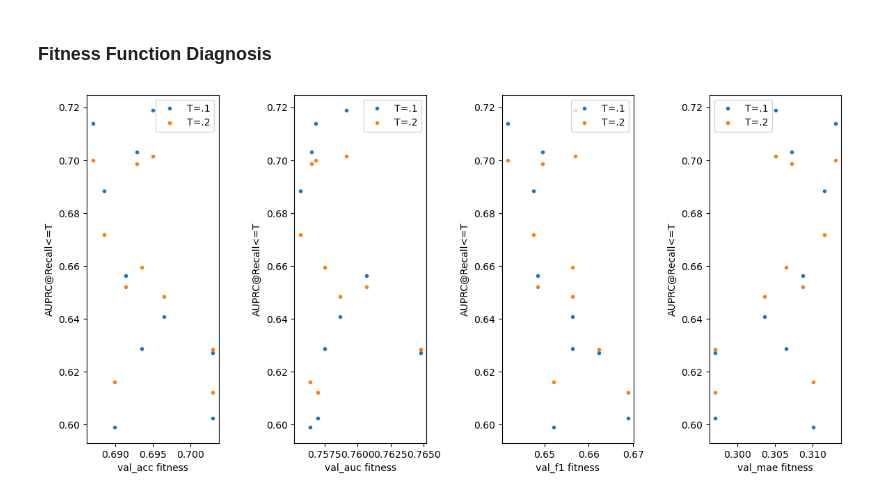
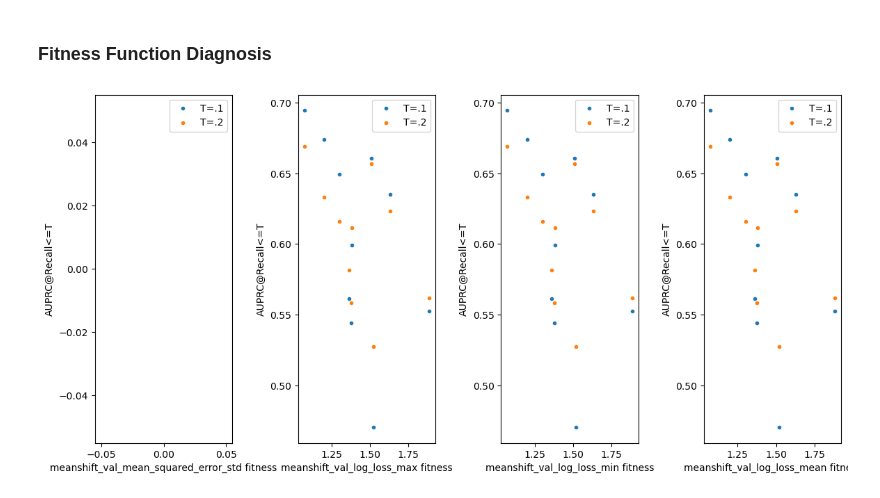
Before and after one commit to smerrillunc/OOD_Ensemble_Pruning, a Jupyter notebook: Random Search Skeleton.ipynb, the cells around one changed output. Drawn from its saved outputs; the diff is of its cells as text; code cells hidden in the pictures.

Commit message:
Implementing Clustering Metrics and Diversity

```diff
--- a/Random Search Skeleton.ipynb
+++ b/Random Search Skeleton.ipynb
@@ -66,44 +111,2 @@ model_pool.val_ood_pred_probs = model_pool.get_individual_probabilities(x_val_oo
 # %% [markdown]
 ### Random Search Loop
-# %%
-precisions_df = pd.DataFrame()
-recalls_df = pd.DataFrame()
-aucs_df = pd.DataFrame()
-fitness_df = pd.DataFrame()
-
-for trial in range(args['ntrls']):
-    print(f"Starting Trial {trial}")
-
-    indices = np.random.choice(model_pool.num_classifiers, size=args['ensemble_size'], replace=True)
-
-    # id val preds of sub-ensemble
-    id_preds, id_pred_probs = get_ensemble_preds_from_models(model_pool.val_id_pred_probs[indices])
-    metrics = EnsembleMetrics(y_val_id, id_preds, id_pred_probs[:,1])
-
-    # ood preds of sub-ensemble
-    ood_preds, ood_pred_probs = get_ensemble_preds_from_models(model_pool.val_ood_pred_probs[indices])
-
-
-
-    # save dfs
-    precision, recall, auc = get_precision_recall_auc(ood_pred_probs, y_val_ood, AUCTHRESHS)
-
-    recalls_df = pd.concat([recalls_df, pd.DataFrame(recall)], axis=1)
-    precisions_df = pd.concat([precisions_df, pd.DataFrame(precision)], axis=1)
-    aucs_df = pd.concat([aucs_df, pd.DataFrame(auc)], axis=1)
-
-    tmp = {'generation':trial,
-          'ensemble_files':','.join(str(x) for x in indices),
-           'val_acc':metrics.accuracy(),
-           'val_auc':metrics.auc(),
-           'val_prec':metrics.precision(),
-           'val_rec':metrics.recall(),
-           'val_f1':metrics.f1(),
-           'val_mae':metrics.mean_absolute_error(),
-           'val_mse':metrics.mean_squared_error(),
-           'val_logloss':metrics.log_loss()}
-    fitness_df = pd.concat([fitness_df, pd.DataFrame([tmp])])
-
-    #precisions_df.to_csv(save_path+'/precisions_df.csv', index=False)
-    #recalls_df.to_csv(save_path+'/recalls_df.csv', index=False)
-    #aucs_df.to_csv(save_path+'/aucs_df.csv', index=False)
@@ -134,12 +209,12 @@ plot_aroc_at_curve(AUCTHRESHS, aucs_df, mp_auc, best_fitness_index, ax=axs[1])
 # %% [markdown]
 ### Fitness Function Diagnosis
 # %%
-cols = ['val_acc', 'val_auc', 'val_f1', 'val_mae']
+cols = ['meanshift_val_mean_squared_error_std', 'meanshift_val_log_loss_max', 'meanshift_val_log_loss_min', 'meanshift_val_log_loss_mean']
 fig, axs = plt.subplots(1, len(cols), figsize=(12, 6))
 
 for idx, col in enumerate(cols):
     # Plot AUC scatter for different fitness columns
     fitness_scatter(fitness_df, aucs_df, col, ax=axs[idx])
 plt.tight_layout(pad=2)
 # %% [output]
-[figure, old version]
+[figure, new version]
```
Also changed, not shown: parts of 10 cells of this notebook, 4 other files.
